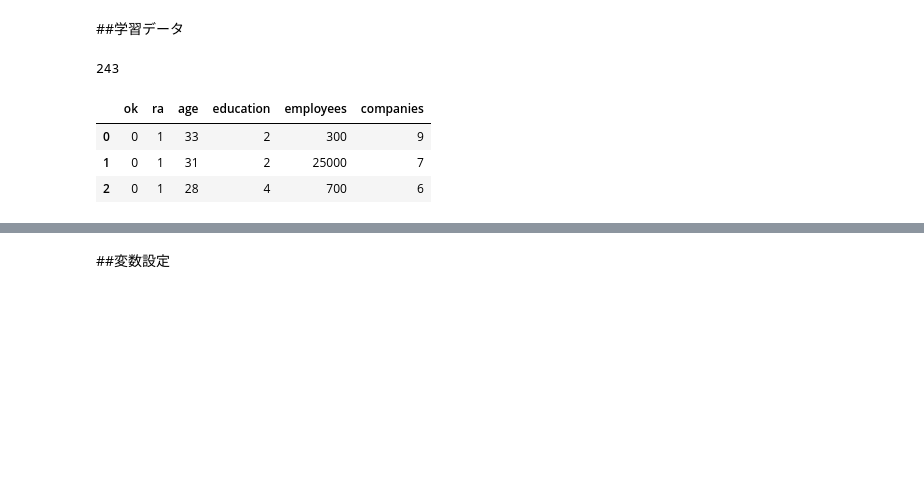
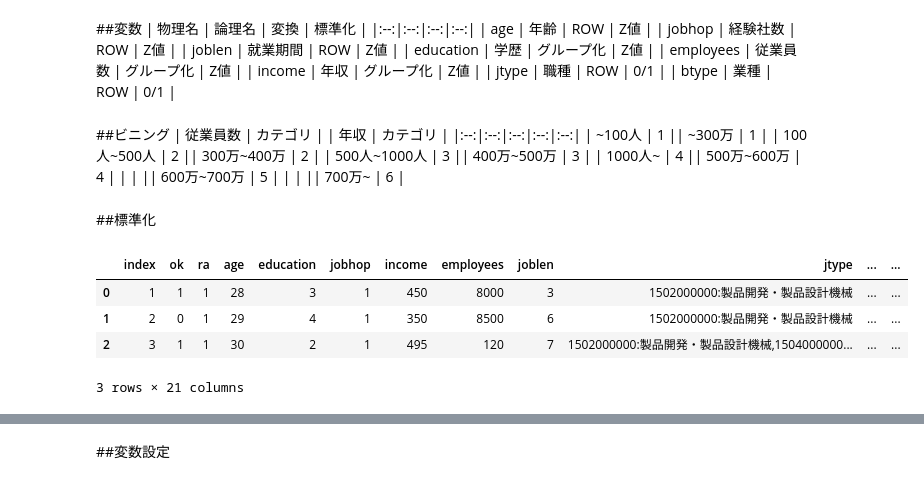
Before and after one commit to fujikzy/datascience, a Jupyter notebook: match.ipynb, the cells around one changed output, grey strips where cells are left out. Cells and saved outputs as stored; diff of their text form; code cells hidden in the pictures; blank space fills up the shorter version.

```diff
--- a/match.ipynb
+++ b/match.ipynb
@@ -11,0 +1,9 @@ logistic.hist_show(frame, "companies")
+# %%
+%run match.py
+model = Model()
+
+data = model.input_train()
+print("クレンジング前",len(data))
+data = model.cleansing(data)
+print("クレンジング後", len(data))
+data.head(3)
@@ -11,0 +17,22 @@ logistic.hist_show(frame, "companies")
+# %% [markdown]
+##変数
+| 物理名 | 論理名 | 変換 | 標準化 |
+|:--:|:--:|:--:|:--:|
+| age          | 年齢     | ROW        | Z値 |
+| jobhop       | 経験社数 | ROW        | Z値 |
+| joblen       | 就業期間 | ROW        | Z値 |
+| education    | 学歴     | グループ化 | Z値 |
+| employees    | 従業員数 | グループ化 | Z値 |
+| income       | 年収     | グループ化 | Z値 |
+| jtype        | 職種     | ROW        | 0/1 |
+| btype        | 業種     | ROW        | 0/1 |
+# %% [markdown]
+##ビニング
+| 従業員数 | カテゴリ | | 年収 | カテゴリ |
+|:--:|:--:|:--:|:--:|:--:|
+| ~100人       | 1 || ~300万      | 1 |
+| 100人~500人  | 2 || 300万~400万 | 2 |
+| 500人~1000人 | 3 || 400万~500万 | 3 |
+| 1000人~      | 4 || 500万~600万 | 4 |
+|              |   || 600万~700万 | 5 |
+|              |   || 700万~      | 6 |
@@ -12,14 +48,32 @@ logistic.hist_show(frame, "companies")
 # %% [markdown]
-##学習データ
+##標準化
-# %%
-train = model.input_train()
-
-print(len(train))
-train.head(3)
-# %% [output]
-243
-|  | ok | ra | age | education | employees | companies |
-| 0 | ﻿0 | 1 | 33 | 2 | 300 | 9 |
-| 1 | 0 | 1 | 31 | 2 | 25000 | 7 |
-| 2 | 0 | 1 | 28 | 4 | 700 | 6 |
+# %%
+#Z化
+train = data[data.ok == 1] ##←トレインデータだけにする！！！！！！！！！！！！！！！！！！！！！！
+for col in ["age", "education", "jobhop", "inc_c", "emp_c", "joblen"]:
+    ave = train[col].mean()
+    std  = train[col].std()
+    data[col + "_z"] = (data[col] - ave) / std
+
+#0/1化
+jtype = []
+btype = []
+
+for job in data.jtype:
+    li = [job[0:2] for job in job.split(",")]
+    jtype.append(1 if "15" in li else 0)
+for bus in data.btype:
+    li = [bus[0:2] for bus in bus.split(",")]
+    btype.append(1 if "13" in li else 0)
+
+data["jcate"] = jtype
+data["bcate"] = btype
+
+data.head(3)
+# %% [output]
+|  | index | ok | ra | age | education | jobhop | income | employees | joblen | jtype | ... | ... |
+| 0 | 1 | 1 | 1 | 28 | 3 | 1 | 450 | 8000 | 3 | 1502000000:製品開発・製品設計機械 | ... | ... |
+| 1 | 2 | 0 | 1 | 29 | 4 | 1 | 350 | 8500 | 6 | 1502000000:製品開発・製品設計機械 | ... | ... |
+| 2 | 3 | 1 | 1 | 30 | 2 | 1 | 495 | 120 | 7 | 1502000000:製品開発・製品設計機械,1504000000... | ... | ... |
+3 rows × 21 columns
 # %% [markdown]
```
Also changed, not shown: parts of 20 cells of this notebook, 3 other files.
